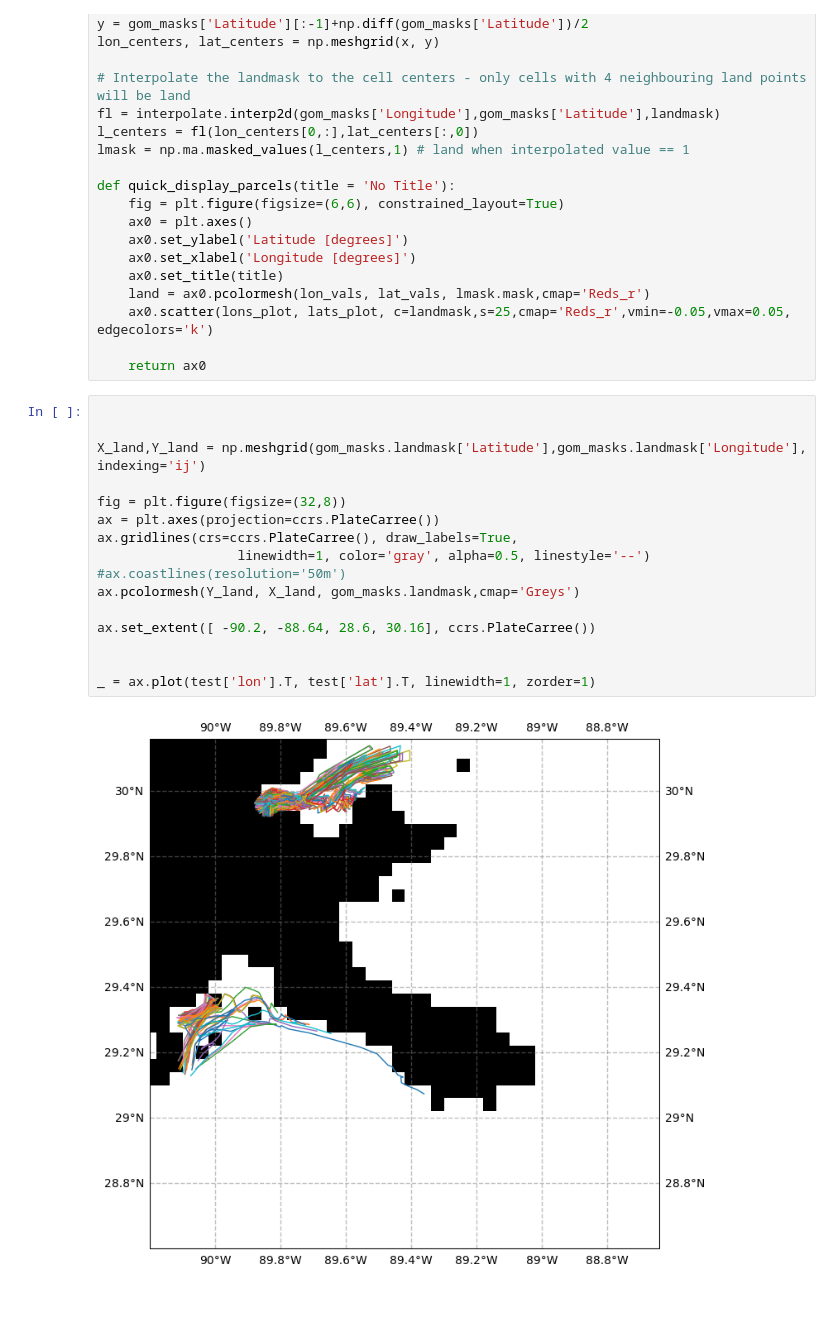
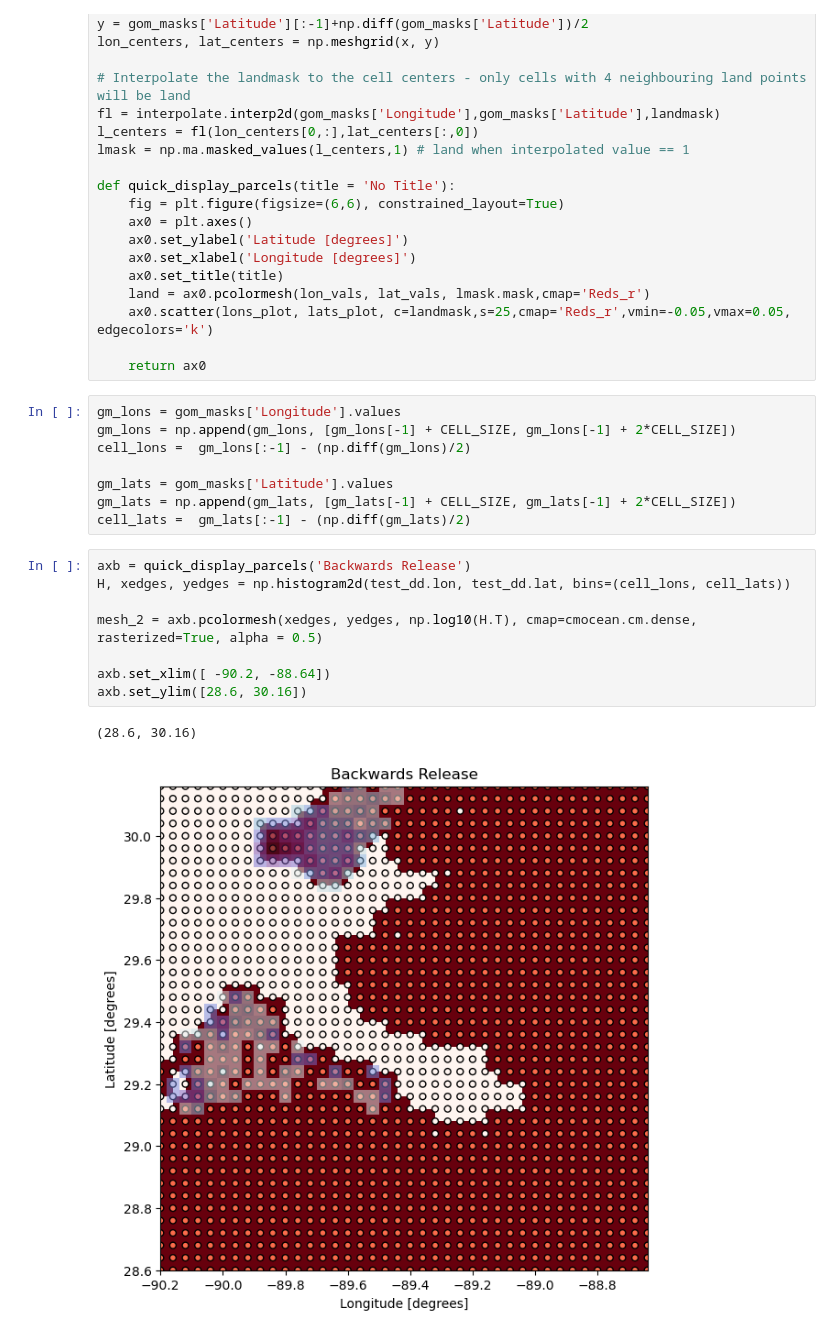
Before and after one commit to davidavzP/GOM_microplastics, a Jupyter notebook: test_backwards_sim.ipynb, the cells around one changed output. Drawn from its saved outputs; the diff is of its cells as text; blank space fills up the shorter version.

Commit message:
histogram works!

```diff
--- a/test_backwards_sim.ipynb
+++ b/test_backwards_sim.ipynb
@@ -91,21 +91,22 @@ def quick_display_parcels(title = 'No Title'):
     ax0.scatter(lons_plot, lats_plot, c=landmask,s=25,cmap='Reds_r',vmin=-0.05,vmax=0.05, edgecolors='k')
 
     return ax0
-# %%
-
-
-X_land,Y_land = np.meshgrid(gom_masks.landmask['Latitude'],gom_masks.landmask['Longitude'],  indexing='ij')
-
-fig = plt.figure(figsize=(32,8))
-ax = plt.axes(projection=ccrs.PlateCarree())
-ax.gridlines(crs=ccrs.PlateCarree(), draw_labels=True,
-                  linewidth=1, color='gray', alpha=0.5, linestyle='--')
-#ax.coastlines(resolution='50m')
-ax.pcolormesh(Y_land, X_land, gom_masks.landmask,cmap='Greys')
-
-ax.set_extent([ -90.2, -88.64, 28.6, 30.16], ccrs.PlateCarree())
-
-
-_ = ax.plot(test['lon'].T, test['lat'].T, linewidth=1, zorder=1)
-# %% [output]
-[figure, removed]
+# %%
+gm_lons = gom_masks['Longitude'].values
+gm_lons = np.append(gm_lons, [gm_lons[-1] + CELL_SIZE, gm_lons[-1] + 2*CELL_SIZE])
+cell_lons =  gm_lons[:-1] - (np.diff(gm_lons)/2)
+
+gm_lats = gom_masks['Latitude'].values
+gm_lats = np.append(gm_lats, [gm_lats[-1] + CELL_SIZE, gm_lats[-1] + 2*CELL_SIZE])
+cell_lats =  gm_lats[:-1] - (np.diff(gm_lats)/2)
+# %%
+axb = quick_display_parcels('Backwards Release')
+H, xedges, yedges = np.histogram2d(test_dd.lon, test_dd.lat, bins=(cell_lons, cell_lats))
+
+mesh_2 = axb.pcolormesh(xedges, yedges, np.log10(H.T), cmap=cmocean.cm.dense, rasterized=True, alpha = 0.5)
+
+axb.set_xlim([ -90.2, -88.64])
+axb.set_ylim([28.6, 30.16])
+# %% [output]
+(28.6, 30.16)
+[figure, added]
```
Also changed, not shown: parts of 1 cell of this notebook.
